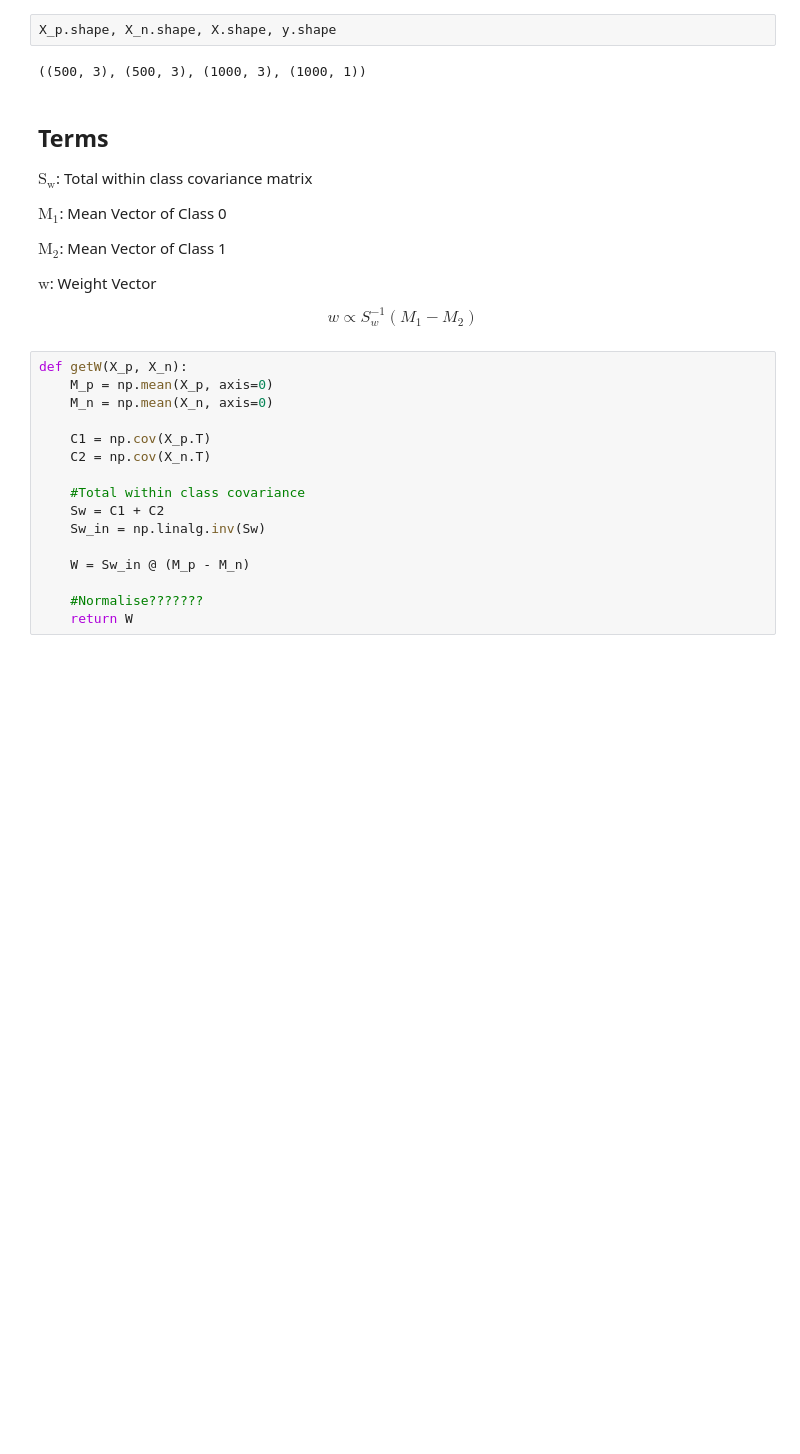
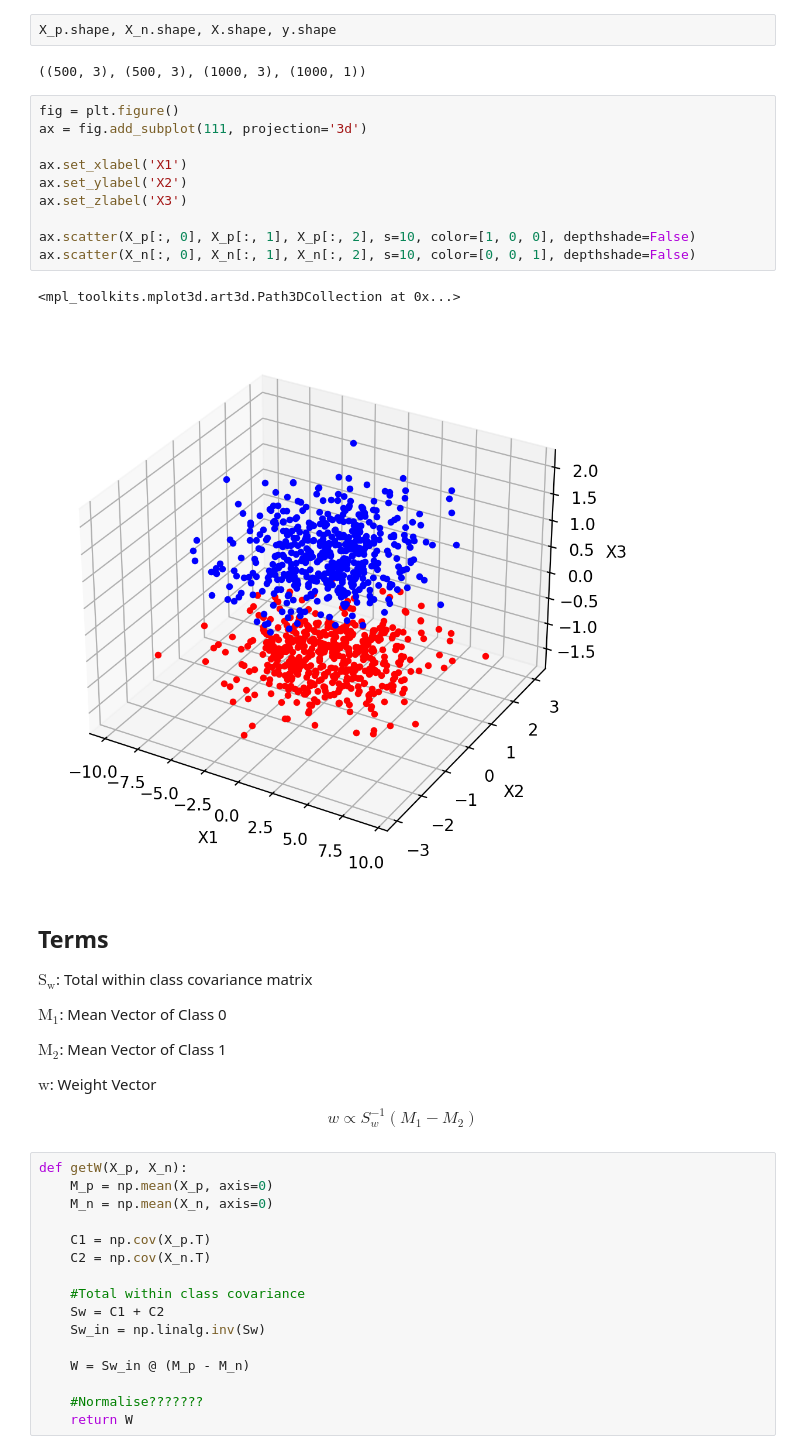
Before and after one commit to CyberKnight1803/ML_Assignment, a Jupyter notebook: fisher/Fisher's Linear Discriminant.ipynb, the cells around one changed output. Drawn from its saved outputs; the diff is of its cells as text; blank space fills up the shorter version.

```diff
--- a/fisher/Fisher's Linear Discriminant.ipynb
+++ b/fisher/Fisher's Linear Discriminant.ipynb
@@ -50,6 +50,19 @@ y = dataset[:, -1].reshape(-1, 1)
 X_p.shape, X_n.shape, X.shape, y.shape
 # %% [output]
 ((500, 3), (500, 3), (1000, 3), (1000, 1))
+# %%
+fig = plt.figure()
+ax = fig.add_subplot(111, projection='3d')
+
+ax.set_xlabel('X1')
+ax.set_ylabel('X2')
+ax.set_zlabel('X3')
+
+ax.scatter(X_p[:, 0], X_p[:, 1], X_p[:, 2], s=10, color=[1, 0, 0], depthshade=False)
+ax.scatter(X_n[:, 0], X_n[:, 1], X_n[:, 2], s=10, color=[0, 0, 1], depthshade=False)
+# %% [output]
+<mpl_toolkits.mplot3d.art3d.Path3DCollection at 0x...>
+[figure, added]
 # %% [markdown]
 ## Terms
 
```
Also changed, not shown: parts of 3 cells of this notebook, 3 other files.
